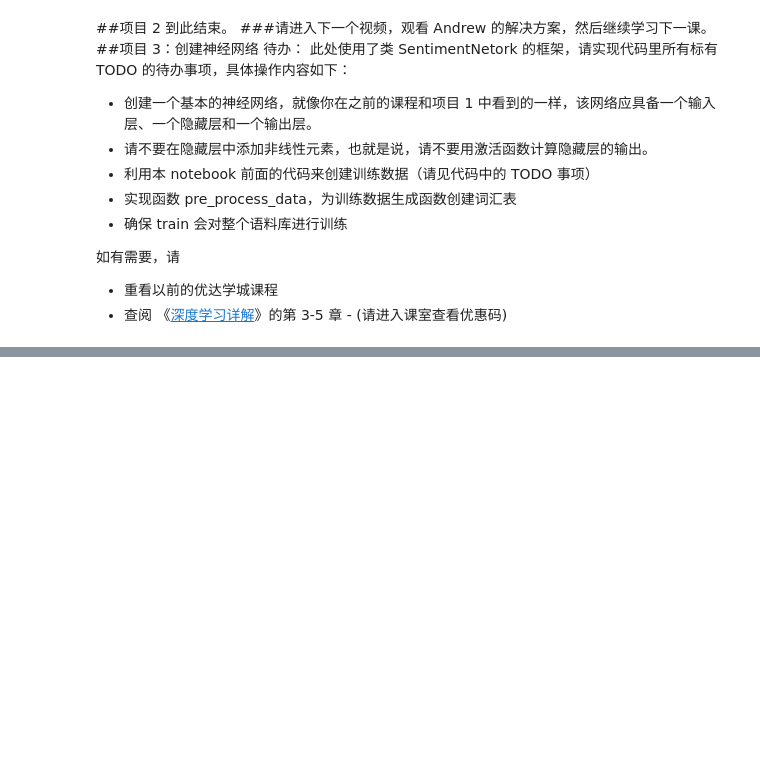
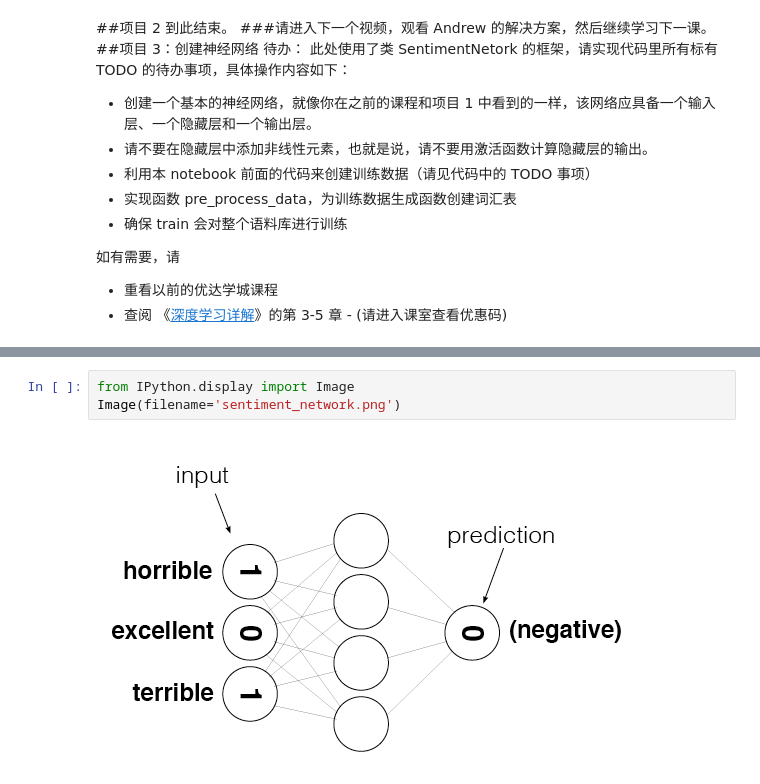
Before and after one commit to Bingle-labake/deeplearn, a Jupyter notebook: 2/5/2_5_3.ipynb, the cells around one changed output, grey strips where cells are left out. Cells and saved outputs as stored; diff of their text form; blank space fills up the shorter version.

```diff
--- a/2/5/2_5_3.ipynb
+++ b/2/5/2_5_3.ipynb
@@ -383,0 +732,5 @@ get_target_for_label(labels[1])
+# %%
+from IPython.display import Image
+Image(filename='sentiment_network.png')
+# %% [output]
+[figure, added]
```
Also changed, not shown: parts of 61 cells of this notebook.
